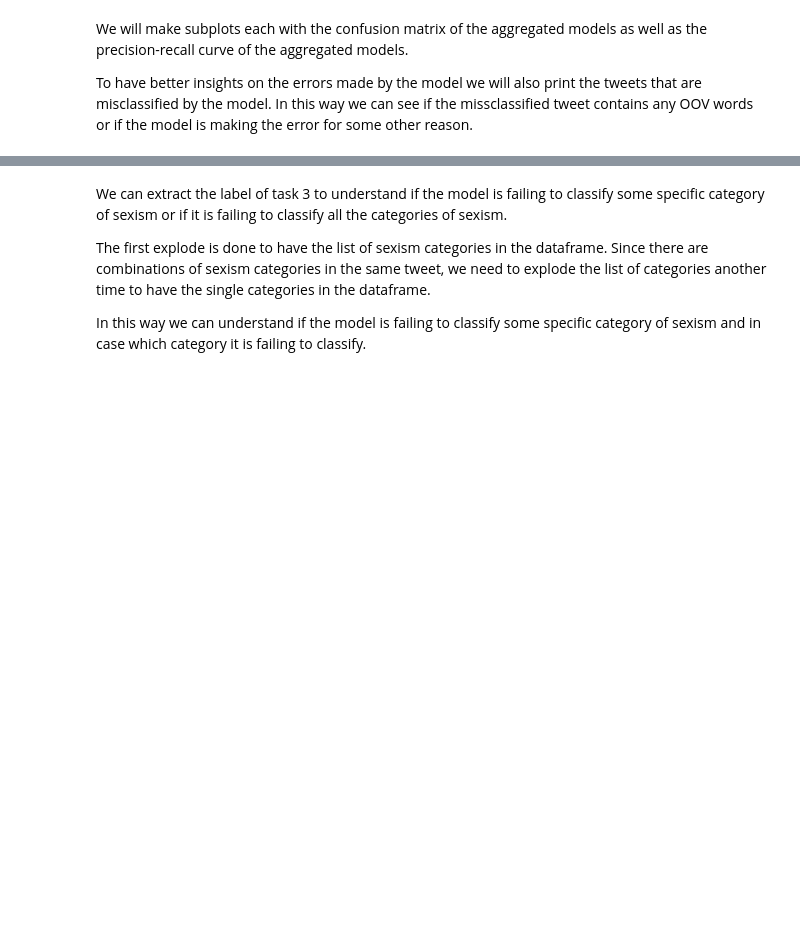
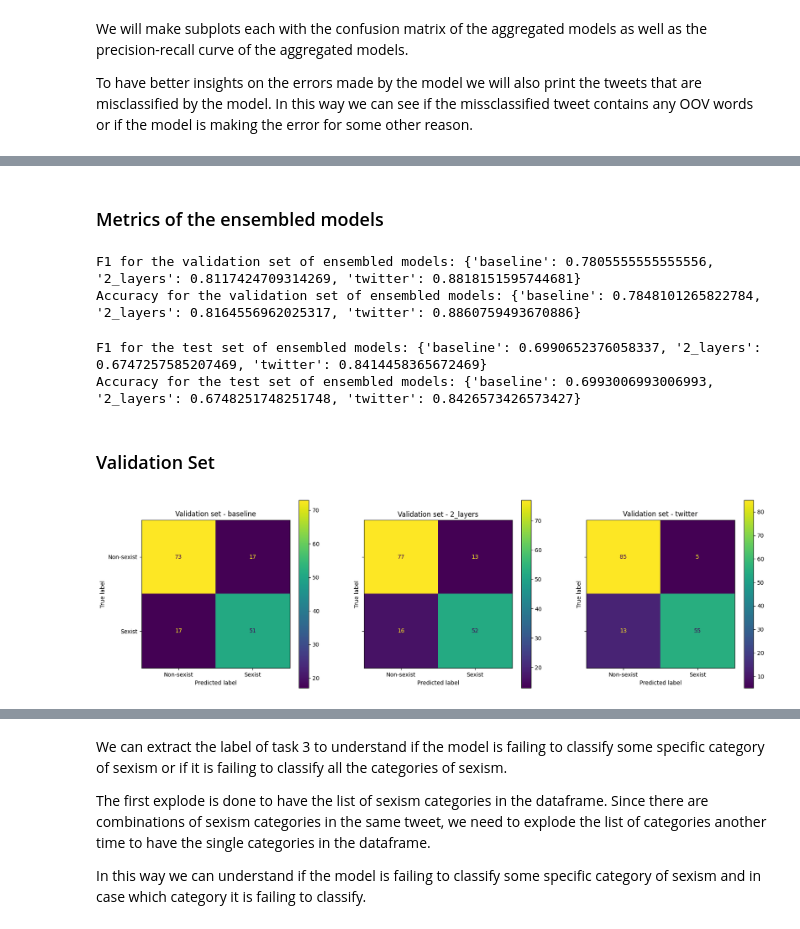
Before and after one commit to MatteoFasulo/Sexism-detection, a Jupyter notebook: assignment_1.ipynb, the cells around one changed output, grey strips where cells are left out. Saved outputs shown, nothing was run; the diff lists cells and outputs as text; code cells hidden in the pictures; blank space fills up the shorter version.

```diff
--- a/assignment_1.ipynb
+++ b/assignment_1.ipynb
@@ -1623,32 +1837,3 @@ class Metrics:
 We will make subplots each with the confusion matrix of the aggregated models as well as the precision-recall curve of the aggregated models.
 
 To have better insights on the errors made by the model we will also print the tweets that are misclassified by the model. In this way we can see if the missclassified tweet contains any OOV words or if the model is making the error for some other reason.
-# %%
-metrics = Metrics(predictions_dict=predictions_dict)
-
-# Get the ensemble predictions
-metrics.majority_voting()
-
-fig, ax = plt.subplots(1, 4, figsize=(20, 6), sharey=True)
-
-# Plot the confusion matrix for each of the models Cardiff Twitter RoBERTa Base
-for i, model_name in enumerate(list(metrics.ensembled_dict.keys())):
-    predictions = metrics.ensembled_dict[model_name]['predictions']
-    labels = metrics.ensembled_dict[model_name]['labels']
-    metrics.get_confusion_matrix(predictions, labels, title=f"Confusion Matrix - {model_name}", ax=ax[i])
-
-fig, ax = plt.subplots(1, 4, figsize=(20, 6), sharey=True)
-
-# Plot the precision-recall curve for each of the models Cardiff Twitter RoBERTa Base
-for i, model_name in enumerate(list(metrics.ensembled_dict.keys())):
-    predictions = metrics.ensembled_dict[model_name]['predictions']
-    labels = metrics.ensembled_dict[model_name]['labels']
-    metrics.get_precision_recall(predictions, labels, model_name, f"Precision-Recall Curve - {model_name}", ax=ax[i])
-
-# Calculate the F1 score for each of the ensembled models
-f1_scores_ensembled = {model_name: metrics.get_f1_score(metrics.ensembled_dict[model_name]['predictions'], metrics.ensembled_dict[model_name]['labels']) for model_name in metrics.ensembled_dict.keys()}
-accuracy_ensembled = {model_name: accuracy_score(metrics.ensembled_dict[model_name]['labels'], metrics.ensembled_dict[model_name]['predictions']) for model_name in metrics.ensembled_dict.keys()}
-print(f"F1 scores for the ensembled models: {f1_scores_ensembled}, Accuracy: {accuracy_ensembled}")
-
-for model_name in metrics.ensembled_dict.keys():
-    wrong_tweet_ids = metrics.review_errors(preprocessed_data=test_data, predictions=metrics.ensembled_dict[model_name]['predictions'], labels=metrics.ensembled_dict[model_name]['labels'], tokenizer=tokenizer, verbose=True)
@@ -1680,0 +1845,32 @@ For the transformer model we can see that the difference between the models is n
+# %% [markdown]
+### Metrics of the ensembled models
+# %%
+# Calculate the F1 score for each of the ensembled models
+f1_scores_ensembled = {model_name: metrics.get_f1_score(metrics.ensembled_dict[model_name]['val']['predictions'], metrics.ensembled_dict[model_name]['val']['labels']) for model_name in metrics.ensembled_dict.keys()}
+accuracy_ensembled = {model_name: accuracy_score(metrics.ensembled_dict[model_name]['val']['labels'], metrics.ensembled_dict[model_name]['val']['predictions']) for model_name in metrics.ensembled_dict.keys()}
+print(f"F1 for the validation set of ensembled models: {f1_scores_ensembled}")
+print(f"Accuracy for the validation set of ensembled models: {accuracy_ensembled}")
+# %% [output]
+F1 for the validation set of ensembled models: {'baseline': 0.7805555555555556, '2_layers': 0.8117424709314269, 'twitter': 0.8818151595744681}
+Accuracy for the validation set of ensembled models: {'baseline': 0.7848101265822784, '2_layers': 0.8164556962025317, 'twitter': 0.8860759493670886}
+# %%
+# Calculate the F1 score for each of the ensembled models
+f1_scores_ensembled = {model_name: metrics.get_f1_score(metrics.ensembled_dict[model_name]['test']['predictions'], metrics.ensembled_dict[model_name]['test']['labels']) for model_name in metrics.ensembled_dict.keys()}
+accuracy_ensembled = {model_name: accuracy_score(metrics.ensembled_dict[model_name]['test']['labels'], metrics.ensembled_dict[model_name]['test']['predictions']) for model_name in metrics.ensembled_dict.keys()}
+print(f"F1 for the test set of ensembled models: {f1_scores_ensembled}")
+print(f"Accuracy for the test set of ensembled models: {accuracy_ensembled}")
+# %% [output]
+F1 for the test set of ensembled models: {'baseline': 0.6990652376058337, '2_layers': 0.6747257585207469, 'twitter': 0.8414458365672469}
+Accuracy for the test set of ensembled models: {'baseline': 0.6993006993006993, '2_layers': 0.6748251748251748, 'twitter': 0.8426573426573427}
+# %% [markdown]
+### Validation Set
+# %%
+fig, ax = plt.subplots(1, 3, figsize=(20, 6), sharey=True)
+
+# Plot the confusion matrix for each of the models Cardiff Twitter RoBERTa Base on the validation set
+for i, model_name in enumerate(list(metrics.ensembled_dict.keys())):
+    predictions = metrics.ensembled_dict[model_name]['val']['predictions']
+    labels = metrics.ensembled_dict[model_name]['val']['labels']
+    metrics.get_confusion_matrix(predictions, labels, title=f"Validation set - {model_name}", ax=ax[i])
+# %% [output]
+[figure, added]
```
Also changed, not shown: parts of 93 cells of this notebook, 24 other files.
